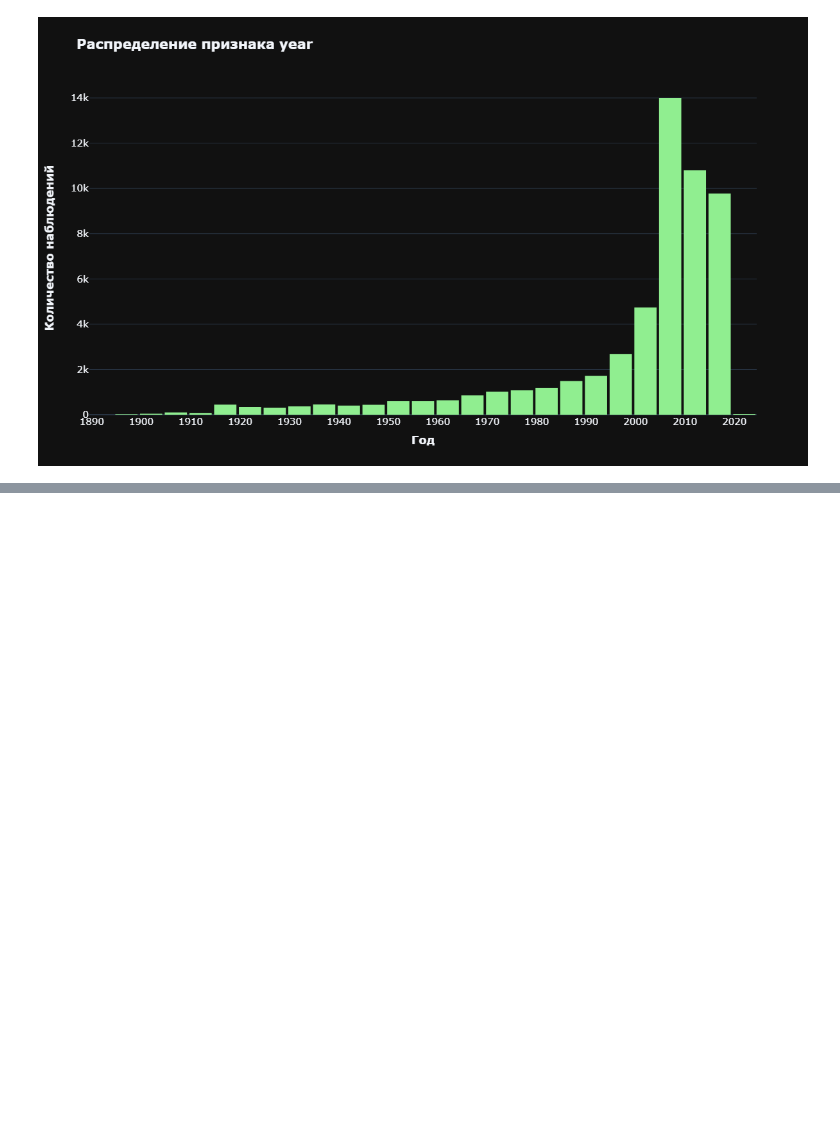
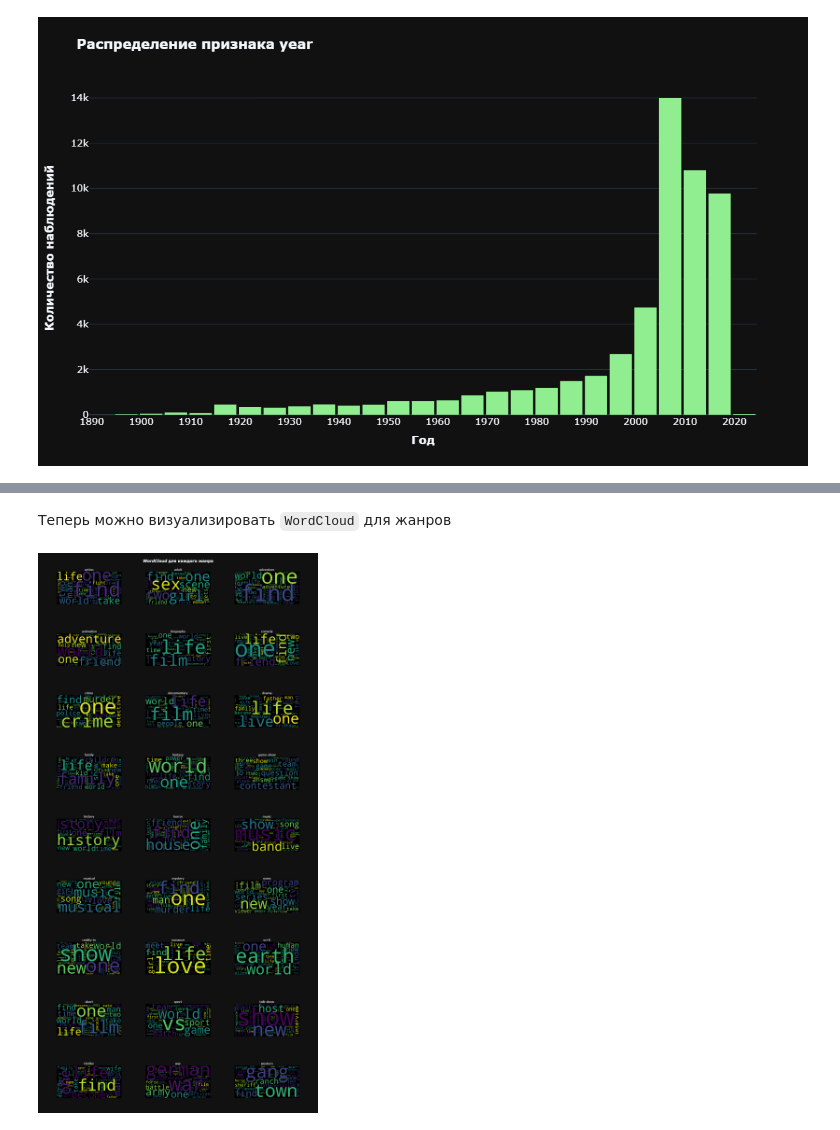
Before and after one commit to ScReameer/Movie-genre-classification, a Jupyter notebook: notebook/Movie genre classification.ipynb, the cells around one changed output, grey strips where cells are left out. Drawn from its saved outputs; the diff is of its cells as text; code cells hidden in the pictures; blank space fills up the shorter version.

Commit message:
wordcloud visualisation

```diff
--- a/notebook/Movie genre classification.ipynb
+++ b/notebook/Movie genre classification.ipynb
@@ -84,8 +89,8 @@ class YearTransormer(TransformerMixin, BaseEstimator):
 Применим трансформер к данным и выведем результат
 # %%
 year_transformer = YearTransormer()
-data = year_transformer.fit_transform(data)
-data.sample(3, random_state=RANDOM_STATE)
+data_copy = year_transformer.fit_transform(data)
+data_copy.sample(3, random_state=RANDOM_STATE)
 # %% [output]
 |  | genre | text | year |
 | 5089 | comedy | Catherine St.John-Burke is an ind... | 2008 |
@@ -156,0 +163,3 @@ px.histogram(
+# %%
+grouped_genre_by_text = data_copy.groupby(by='genre', as_index=False)['text'].sum()
+grouped_genre_by_text
@@ -156,0 +226,4 @@ px.histogram(
+# %%
+text_transformer = TextTransformer()
+filtered_grouped_data = text_transformer.fit_transform(grouped_genre_by_text)
+filtered_grouped_data
@@ -156,0 +254,44 @@ px.histogram(
+# %% [markdown]
+Теперь можно визуализировать `WordCloud` для жанров
+# %%
+plots_grid = make_subplots(
+    rows=9,
+    cols=3,
+    subplot_titles=filtered_grouped_data['genre'].unique()
+)
+
+wc = WordCloud(
+    width=1000,
+    height=500,
+    colormap='viridis',
+    max_words=50,
+    min_font_size=6,
+    min_word_length=2
+)
+iterators = (
+    sorted(list(range(1, 10)) * 3),
+    itertools.cycle(range(1, 4)),
+    range(0, 28)
+)
+counter = 0
+
+for row, col, idx in zip(*iterators):
+    img = px.imshow(wc.generate(filtered_grouped_data.loc[idx, 'text']), width=1000, height=500).data[0]
+    plots_grid.add_trace(img, row=row, col=col)
+    counter += 1
+    if counter == filtered_grouped_data['genre'].nunique():
+        break
+
+plots_grid.update_layout(
+    height=3000,
+    width=1500,
+    font=dict(size=15),
+    title='<b><i>WordCloud</i> для каждого жанра</b>',
+    title_x=0.5
+).update_xaxes(
+    visible=False
+).update_yaxes(
+    visible=False
+)
+# %% [output]
+[figure, added]
```
Also changed, not shown: parts of 11 cells of this notebook.
